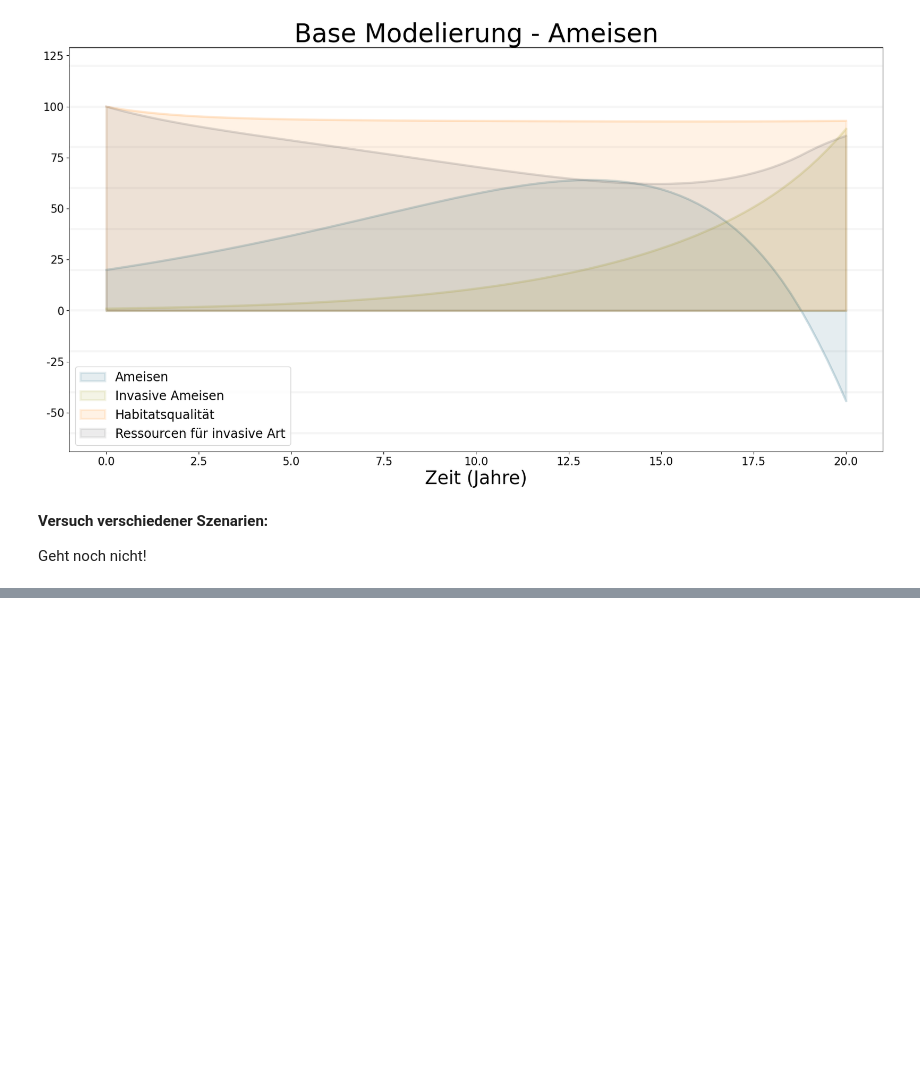
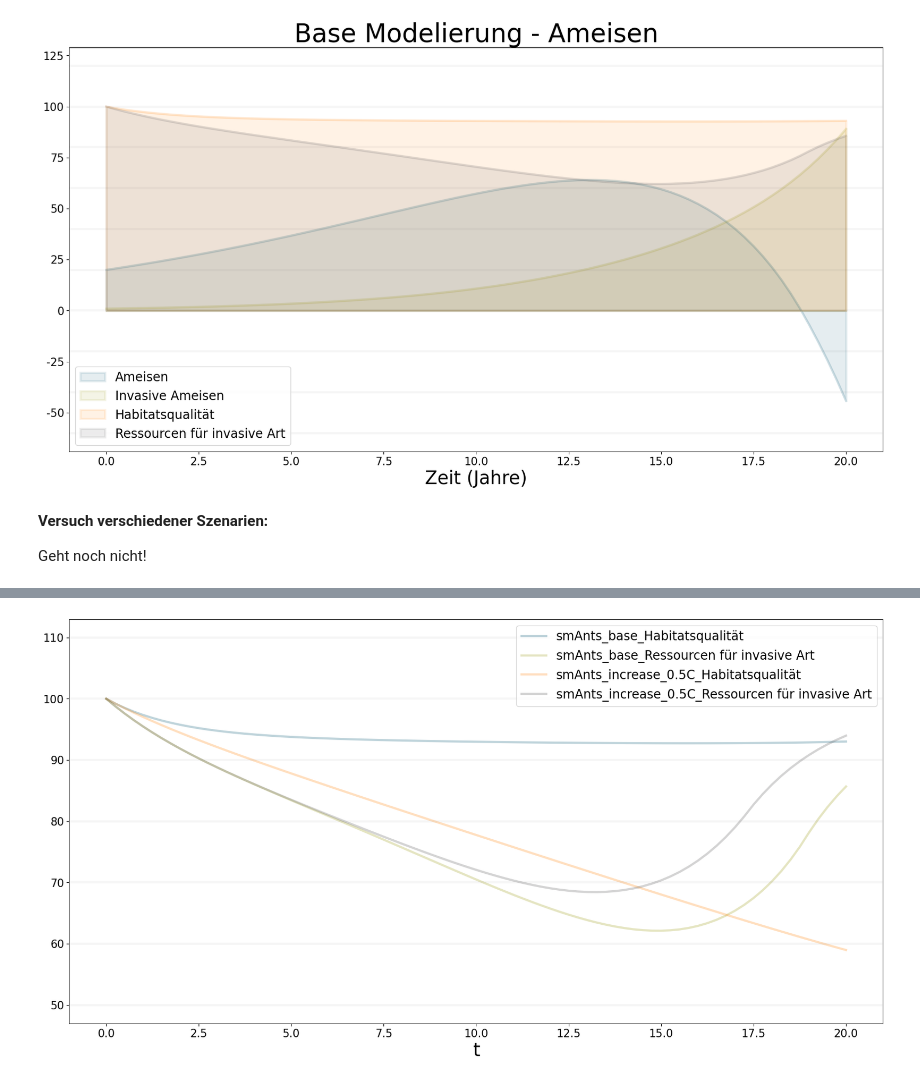
Before and after one commit to c4-hash/mss_ameisen, a Jupyter notebook: Ameisen_SD_BPTK.ipynb, the cells around one changed output, grey strips where cells are left out. Saved outputs shown, nothing was run; the diff lists cells and outputs as text; code cells hidden in the pictures; blank space fills up the shorter version.

```diff
--- a/Ameisen_SD_BPTK.ipynb
+++ b/Ameisen_SD_BPTK.ipynb
@@ -153,0 +155,10 @@ bptk.plot_scenarios(
+# %%
+bptk.plot_scenarios(
+    scenarios=["base", "increase_0.5C"],
+    scenario_managers="smAnts",
+    equations=["Habitatsqualität", "Ressourcen für invasive Art"],
+    series_names={},
+    kind="line"
+)
+# %% [output]
+[figure, added]
```
Also changed, not shown: parts of 2 cells of this notebook.
